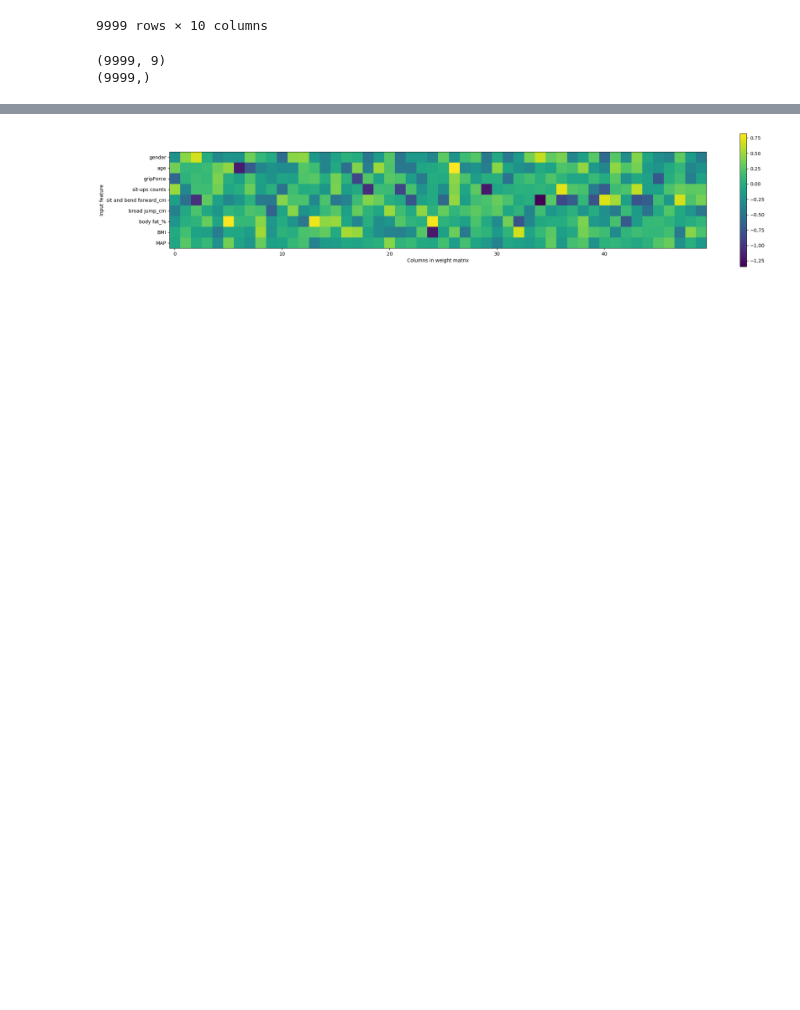
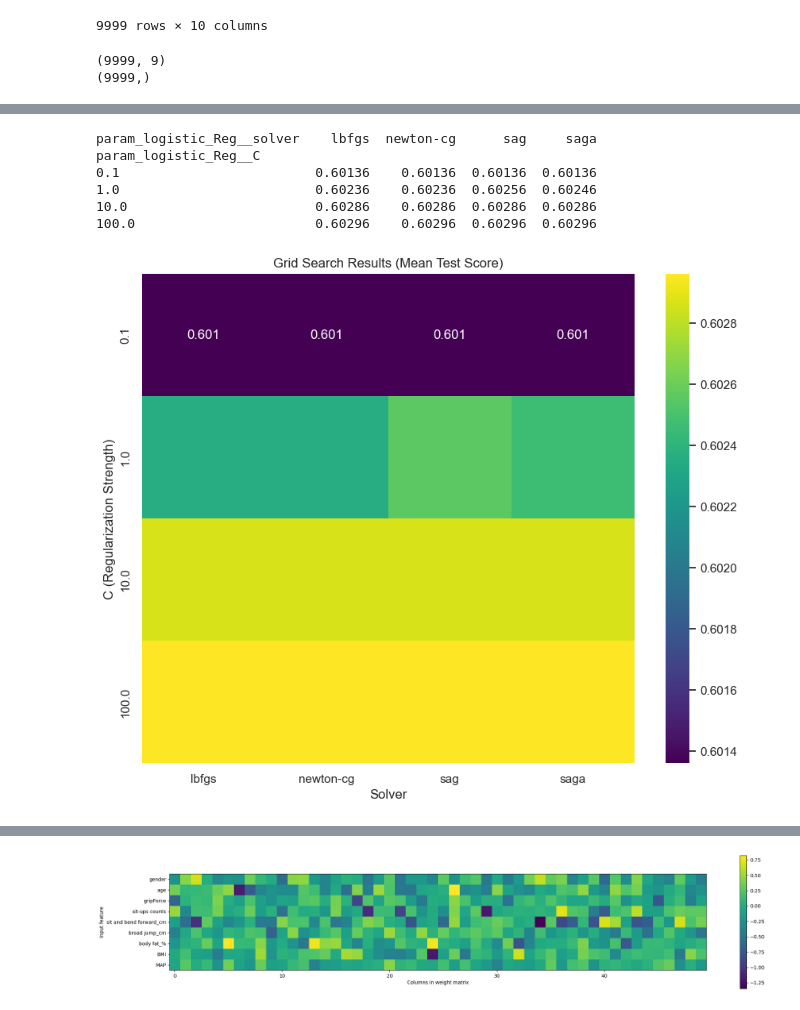
Before and after one commit to Yingjie2004422/help-I_need_help, a Jupyter notebook: CW4.ipynb, the cells around one changed output, grey strips where cells are left out. Saved outputs shown, nothing was run; the diff lists cells and outputs as text; code cells hidden in the pictures; blank space fills up the shorter version.

```diff
--- a/CW4.ipynb
+++ b/CW4.ipynb
@@ -447,3 +448,28 @@ plot_logistic_coefficients(best_model, feature_names)
+# %%
+results = pd.DataFrame(clf_GS.cv_results_)
+
+# Pivot table for heatmap (Mean Test Score by C and Solver)
+pivot_table = results.pivot(
+    index='param_logistic_Reg__C',
+    columns='param_logistic_Reg__solver',
+    values='mean_test_score'
+)
+print(pivot_table)
+# Plot the heatmap
+plt.figure(figsize=(10, 8))
+sb.heatmap(pivot_table, annot=True, fmt=".3f", cmap="viridis")
+plt.title("Grid Search Results (Mean Test Score)")
+plt.xlabel("Solver")
+plt.ylabel("C (Regularization Strength)")
+plt.show()
+# %% [output]
+param_logistic_Reg__solver    lbfgs  newton-cg      sag     saga
+param_logistic_Reg__C
+0.1                         0.60136    0.60136  0.60136  0.60136
+1.0                         0.60236    0.60236  0.60256  0.60246
+10.0                        0.60286    0.60286  0.60286  0.60286
+100.0                       0.60296    0.60296  0.60296  0.60296
+[figure, added]
 # %%
 param_grid = {'C': [0.1, 1, 10, 100, 1000],
               'gamma': [1, 0.1, 0.01, 0.001, 0.0001],
```
Also changed, not shown: parts of 13 cells of this notebook.
